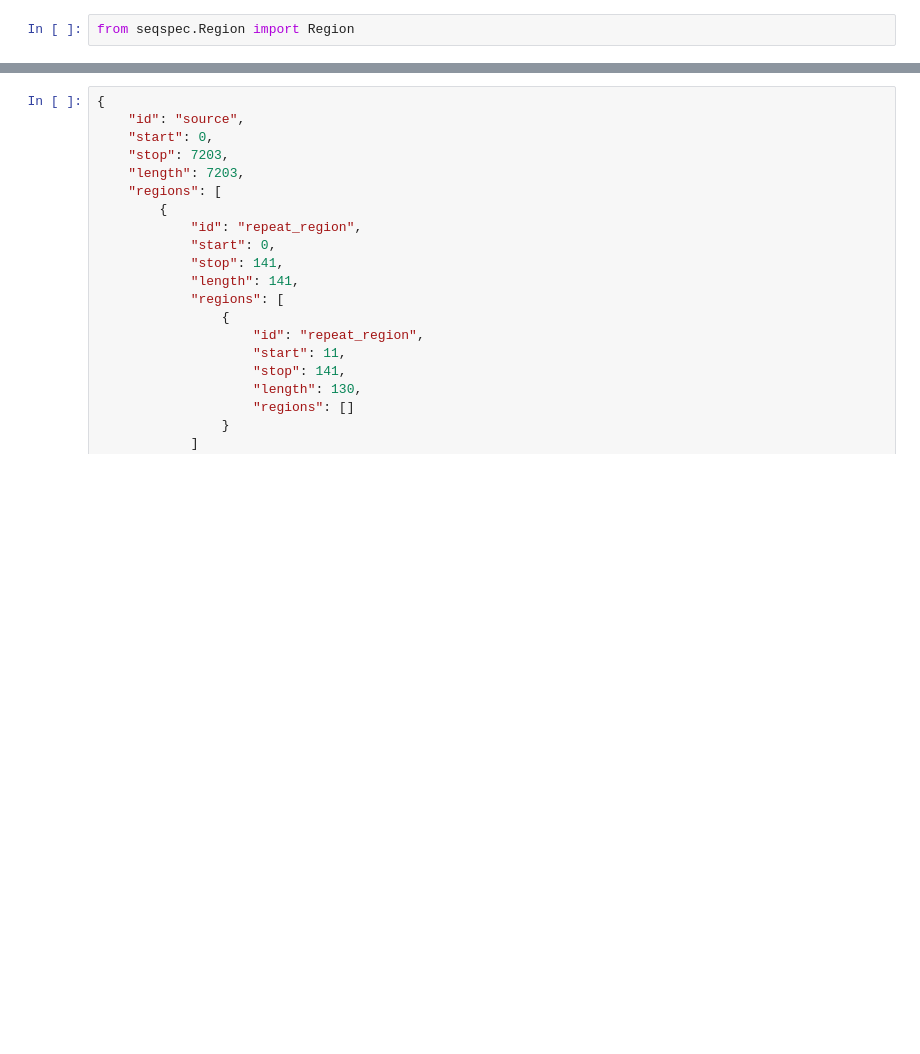
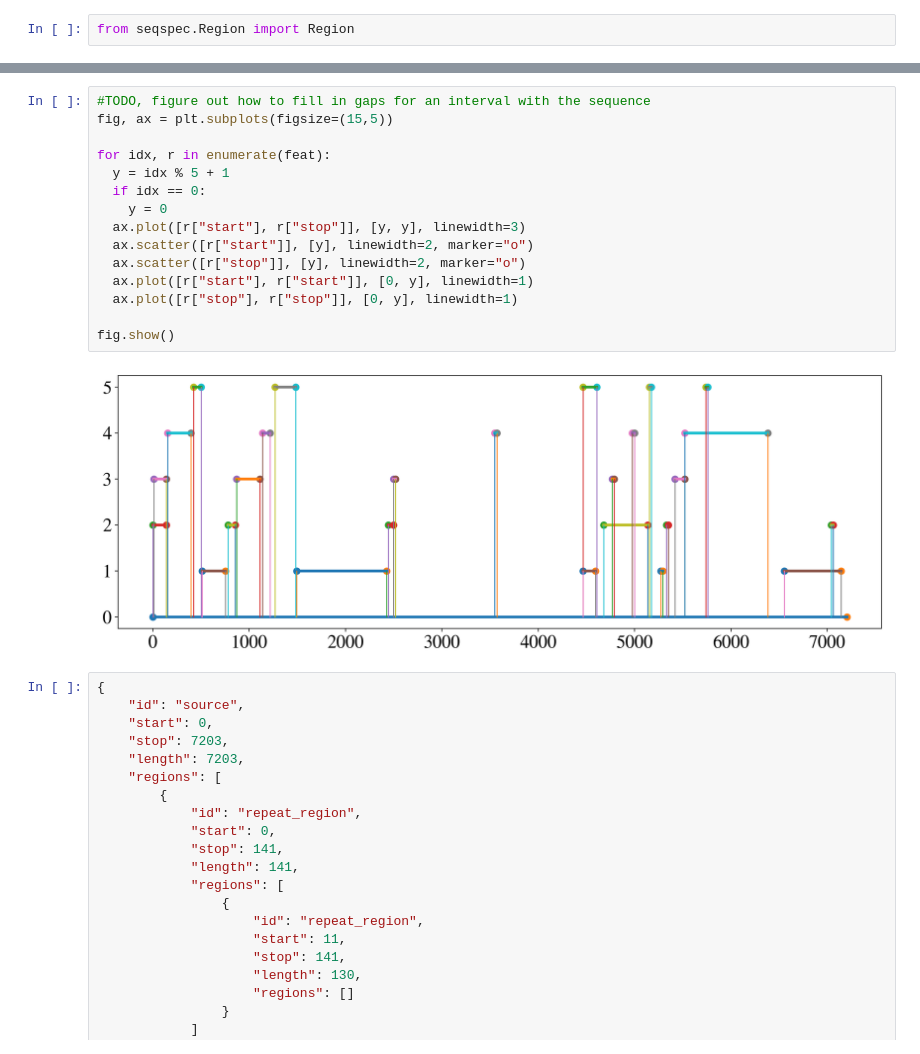
Before and after one commit to pachterlab/seqspec, a Jupyter notebook: examples/parse_genbank.ipynb, the cells around one changed output, grey strips where cells are left out. Cells and saved outputs as stored; diff of their text form; blank space fills up the shorter version.

```diff
--- a/examples/parse_genbank.ipynb
+++ b/examples/parse_genbank.ipynb
@@ -375,3 +384,20 @@ pd.DataFrame(feat).head(10)[["id", "start", "stop", "length"]]
+# %%
+#TODO, figure out how to fill in gaps for an interval with the sequence
+fig, ax = plt.subplots(figsize=(15,5))
+
+for idx, r in enumerate(feat):
+  y = idx % 5 + 1
+  if idx == 0:
+    y = 0
+  ax.plot([r["start"], r["stop"]], [y, y], linewidth=3)
+  ax.scatter([r["start"]], [y], linewidth=2, marker="o")
+  ax.scatter([r["stop"]], [y], linewidth=2, marker="o")
+  ax.plot([r["start"], r["start"]], [0, y], linewidth=1)
+  ax.plot([r["stop"], r["stop"]], [0, y], linewidth=1)
+
+fig.show()
+# %% [output]
+[figure, added]
 # %%
 {
     "id": "source",
```
Also changed, not shown: parts of 8 cells of this notebook.
